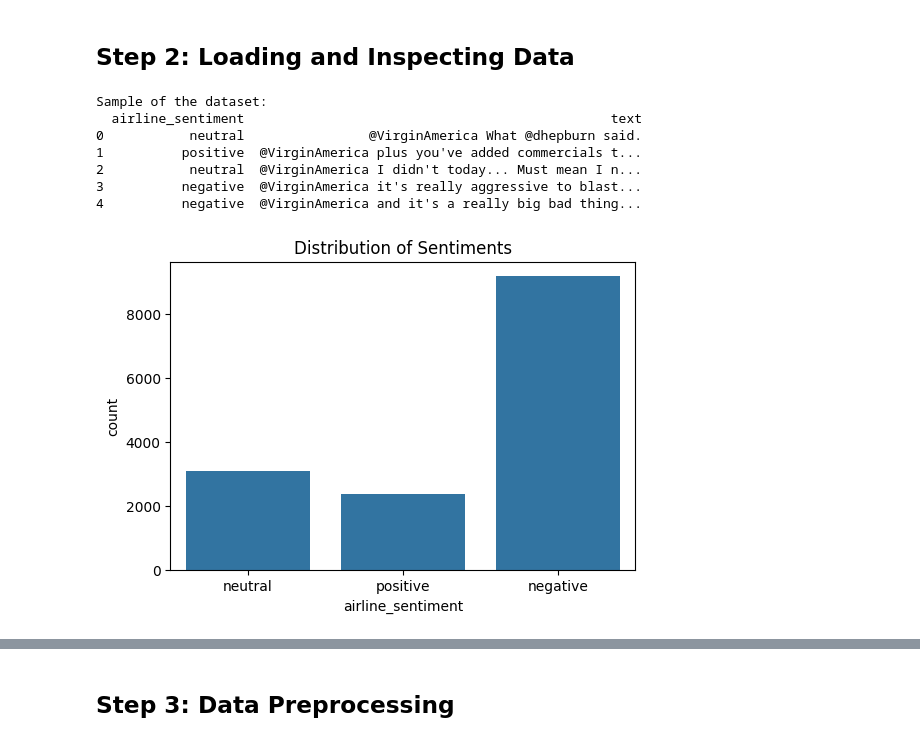
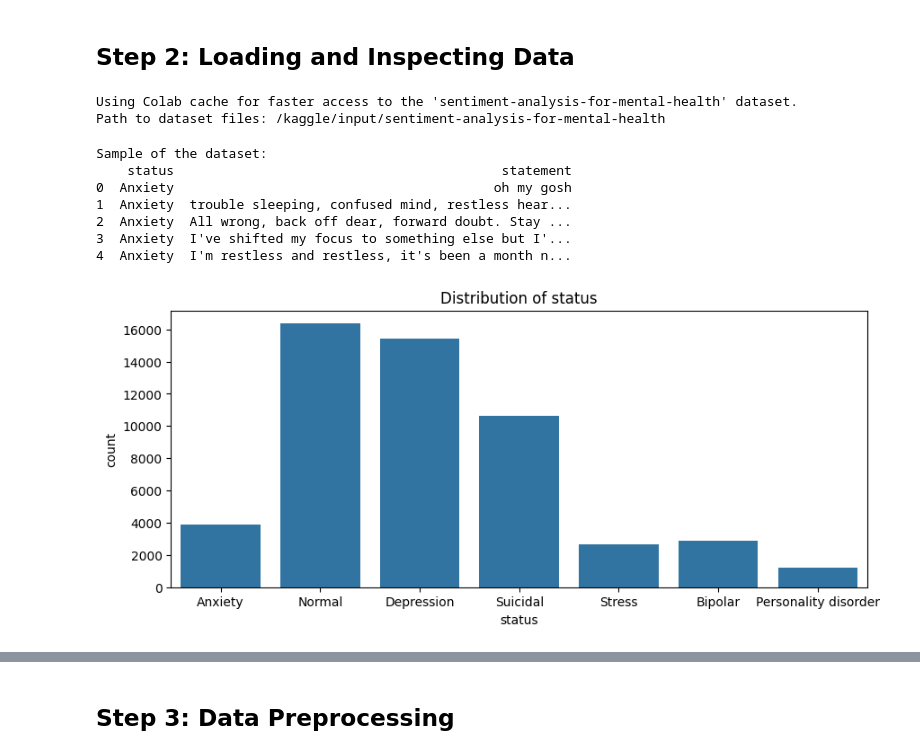
Before and after one commit to MoayadBatwa/NLP-SentimentAnalysis, a Jupyter notebook: SentimentAnalysis_NLP.ipynb, the cells around one changed output, grey strips where cells are left out. Cells and saved outputs as stored; diff of their text form; code cells hidden in the pictures.

```diff
--- a/SentimentAnalysis_NLP.ipynb
+++ b/SentimentAnalysis_NLP.ipynb
@@ -67,22 +69,29 @@ nltk.download('stopwords')
 True
 # %% [markdown]
 ## Step 2: Loading and Inspecting Data
+# %%
+path = kagglehub.dataset_download("suchintikasarkar/sentiment-analysis-for-mental-health")
+
+print("Path to dataset files:", path)
+# %% [output]
+Using Colab cache for faster access to the 'sentiment-analysis-for-mental-health' dataset.
+Path to dataset files: /kaggle/input/sentiment-analysis-for-mental-health
 # %%
-df = pd.read_csv('Tweets.csv')
+df = pd.read_csv(os.path.join(path, "Combined Data.csv"))
 
 print("Sample of the dataset:")
-print(df[['airline_sentiment', 'text']].head())
+print(df[['status', 'statement']].head())
 print()
-plt.figure(figsize=(6,4))
-sns.countplot(x='airline_sentiment', data=df)
-plt.title('Distribution of Sentiments')
+plt.figure(figsize=(10,4))
+sns.countplot(x='status', data=df)
+plt.title('Distribution of status')
 plt.show()
 # %% [output]
 Sample of the dataset:
-  airline_sentiment                                               text
-0           neutral                @VirginAmerica What @dhepburn said.
-1          positive  @VirginAmerica plus you've added commercials t...
-2           neutral  @VirginAmerica I didn't today... Must mean I n...
-3          negative  @VirginAmerica it's really aggressive to blast...
-4          negative  @VirginAmerica and it's a really big bad thing...
+    status                                          statement
+0  Anxiety                                         oh my gosh
+1  Anxiety  trouble sleeping, confused mind, restless hear...
+2  Anxiety  All wrong, back off dear, forward doubt. Stay ...
+3  Anxiety  I've shifted my focus to something else but I'...
+4  Anxiety  I'm restless and restless, it's been a month n...
-[figure, old version]
+[figure, new version]
```
Also changed, not shown: parts of 15 cells of this notebook.
